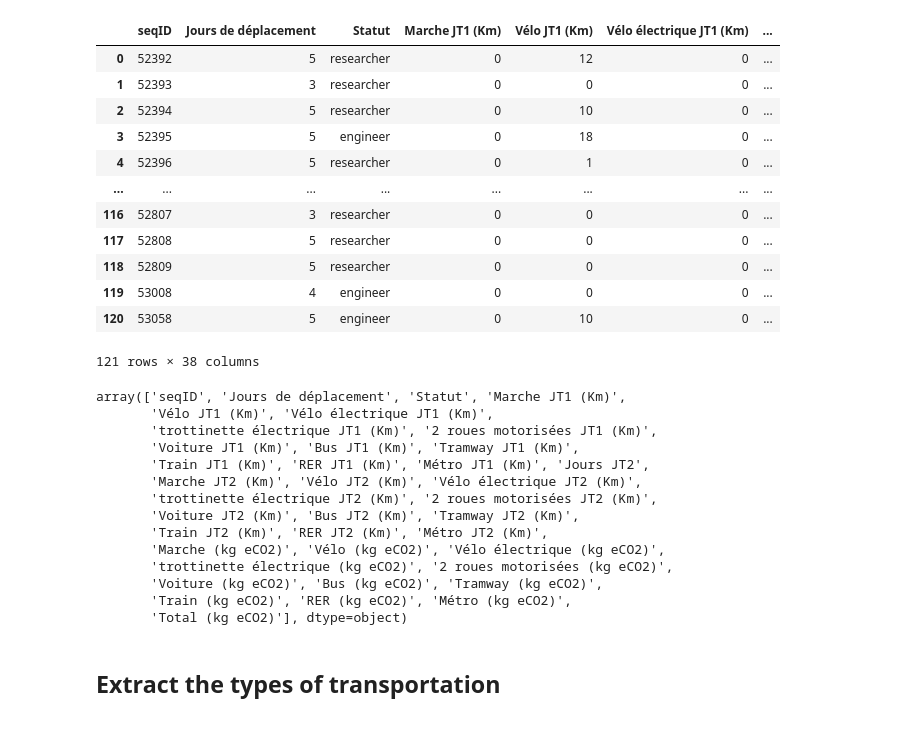
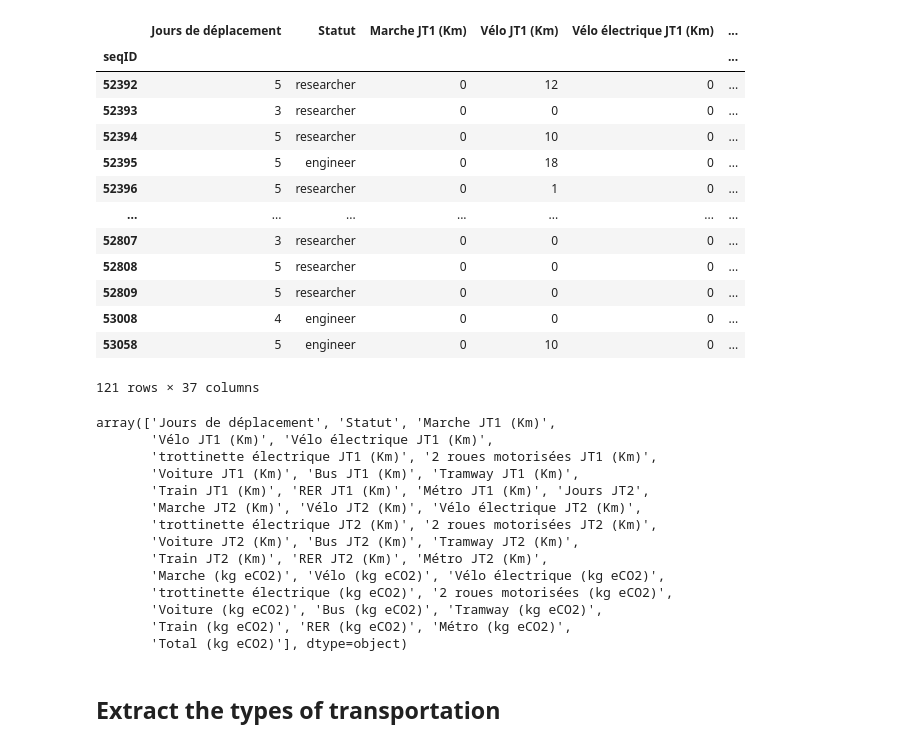
Before and after one commit to umr-marbec/marbec-green, a Jupyter notebook: process-emissions-deplacement.ipynb, the cells around one changed output. Drawn from its saved outputs; the diff is of its cells as text; code cells hidden in the pictures.

```diff
--- a/process-emissions-deplacement.ipynb
+++ b/process-emissions-deplacement.ipynb
@@ -1,32 +1,34 @@
 # %%
 import pandas as pd
 import matplotlib.pyplot as plt
 import re
 import numpy as np
 plt.rcParams['font.size'] = 15
 plt.rcParams['text.usetex'] = False
+nweeks = 41
 
-data = pd.read_csv('empreinteCarboneDeplacementDT_2022121.tsv', sep='\t')
+data = pd.read_csv('empreinteCarboneDeplacementDT_2022121.tsv', sep='\t', index_col=0)
 data
 # %% [output]
-|  | seqID | Jours de déplacement | Statut | Marche JT1 (Km) | Vélo JT1 (Km) | Vélo électrique JT1 (Km) | ... |
-| 0 | 52392 | 5 | researcher | 0 | 12 | 0 | ... |
-| 1 | 52393 | 3 | researcher | 0 | 0 | 0 | ... |
-| 2 | 52394 | 5 | researcher | 0 | 10 | 0 | ... |
-| 3 | 52395 | 5 | engineer | 0 | 18 | 0 | ... |
-| 4 | 52396 | 5 | researcher | 0 | 1 | 0 | ... |
-| ... | ... | ... | ... | ... | ... | ... | ... |
-| 116 | 52807 | 3 | researcher | 0 | 0 | 0 | ... |
-| 117 | 52808 | 5 | researcher | 0 | 0 | 0 | ... |
-| 118 | 52809 | 5 | researcher | 0 | 0 | 0 | ... |
-| 119 | 53008 | 4 | engineer | 0 | 0 | 0 | ... |
-| 120 | 53058 | 5 | engineer | 0 | 10 | 0 | ... |
+|  | Jours de déplacement | Statut | Marche JT1 (Km) | Vélo JT1 (Km) | Vélo électrique JT1 (Km) | ... |
+| seqID |  |  |  |  |  | ... |
+| 52392 | 5 | researcher | 0 | 12 | 0 | ... |
+| 52393 | 3 | researcher | 0 | 0 | 0 | ... |
+| 52394 | 5 | researcher | 0 | 10 | 0 | ... |
+| 52395 | 5 | engineer | 0 | 18 | 0 | ... |
+| 52396 | 5 | researcher | 0 | 1 | 0 | ... |
+| ... | ... | ... | ... | ... | ... | ... |
+| 52807 | 3 | researcher | 0 | 0 | 0 | ... |
+| 52808 | 5 | researcher | 0 | 0 | 0 | ... |
+| 52809 | 5 | researcher | 0 | 0 | 0 | ... |
+| 53008 | 4 | engineer | 0 | 0 | 0 | ... |
+| 53058 | 5 | engineer | 0 | 10 | 0 | ... |
-121 rows × 38 columns
+121 rows × 37 columns
 # %%
 colnames = np.array(data.columns)
 colnames
 # %% [output]
-array(['seqID', 'Jours de déplacement', 'Statut', 'Marche JT1 (Km)',
+array(['Jours de déplacement', 'Statut', 'Marche JT1 (Km)',
        'Vélo JT1 (Km)', 'Vélo électrique JT1 (Km)',
        'trottinette électrique JT1 (Km)', '2 roues motorisées JT1 (Km)',
        'Voiture JT1 (Km)', 'Bus JT1 (Km)', 'Tramway JT1 (Km)',
```
Also changed, not shown: parts of 12 cells of this notebook.
